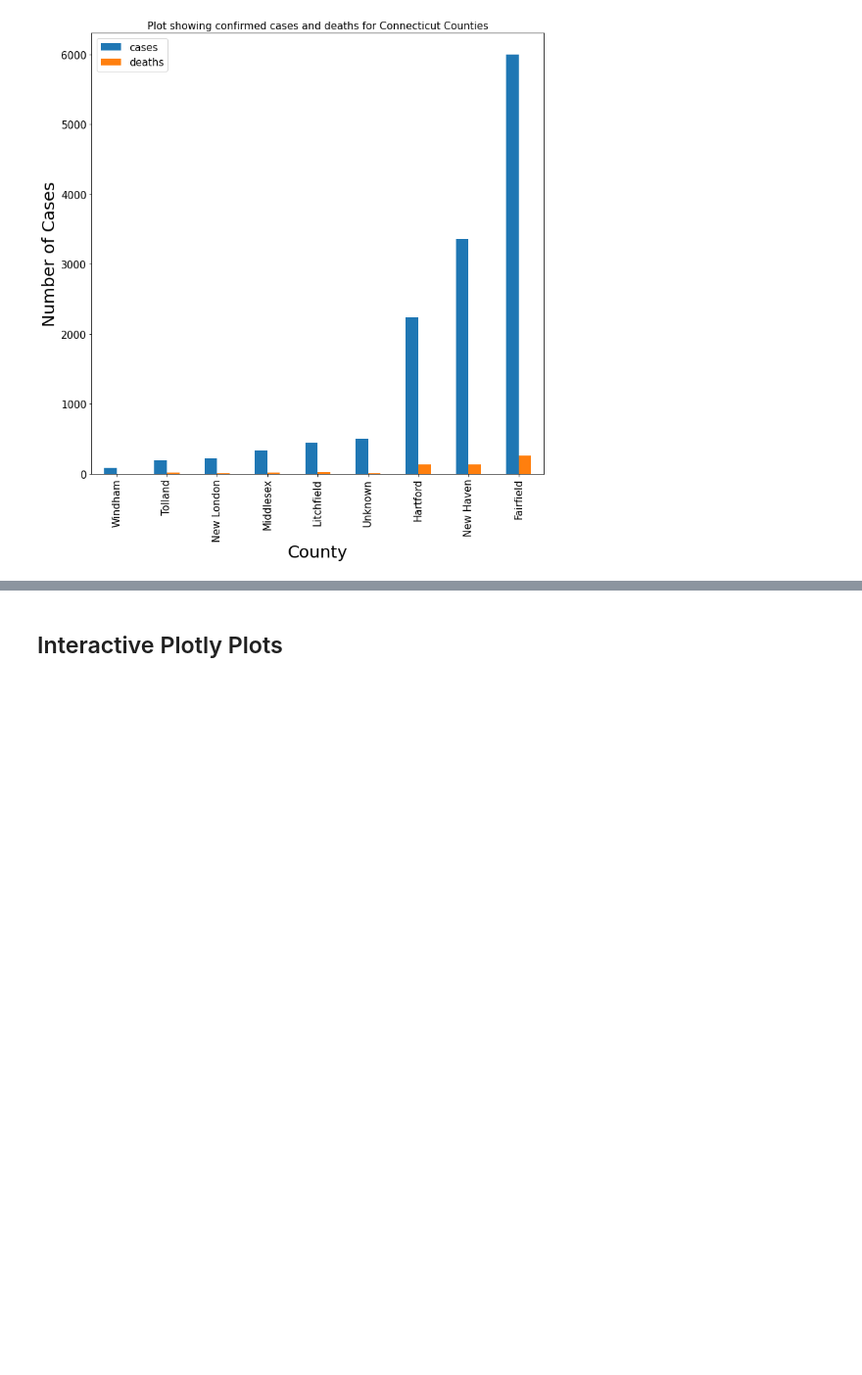
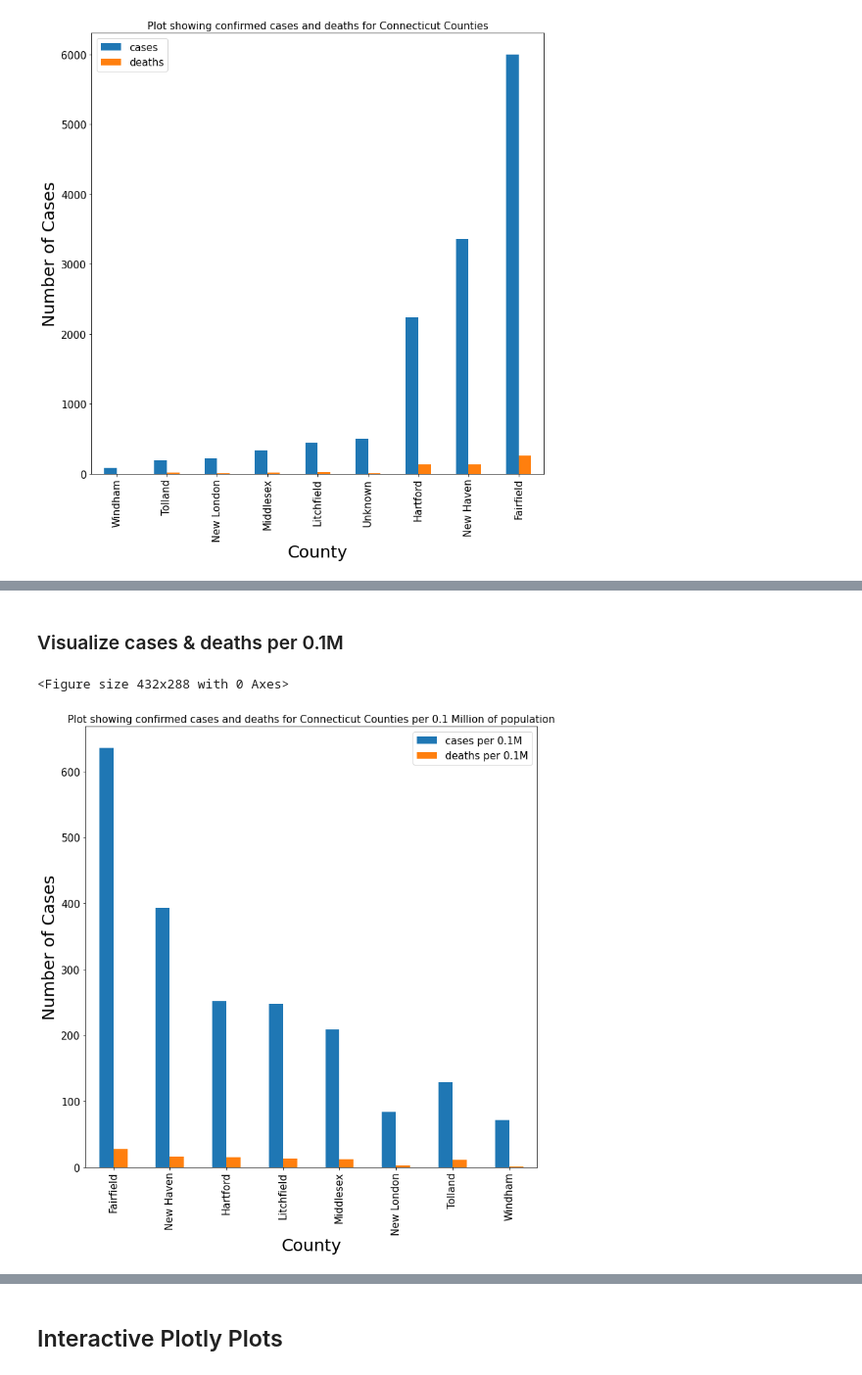
Before and after one commit to prashanthbasani/COVID-explore-data, a Jupyter notebook: Explore.ipynb, the cells around one changed output, grey strips where cells are left out. Shown at 98% size. Saved outputs shown, nothing was run; the diff lists cells and outputs as text; code cells hidden in the pictures; blank space fills up the shorter version.

Commit message:
Added extra analysis, added population, and some design changes

```diff
--- a/Explore.ipynb
+++ b/Explore.ipynb
@@ -35,0 +24,16 @@ df.head()
+# %%
+# load data
+df = pd.read_csv('data/us-counties.csv')
+
+# source: https://www2.census.gov/programs-surveys/popest/tables/2010-2019/counties/totals/co-est2019-annres-09.xlsx
+connecticut_population_data = {
+'Fairfield': 943332,
+'Hartford': 891720,
+'Litchfield': 180333,
+'Middlesex': 162436,
+'New Haven': 854757,
+'New London': 265206,
+'Tolland': 150721,
+'Windham': 116782,
+'Unknown': -1 # because of the unknown county in reported cases
+}
@@ -37 +52,4 @@ df.head()
 connecticut_df = df[df.state == 'Connecticut']
+# %%
+# add population data to connecticut dataframe
+connecticut_df['population'] = connecticut_df.county.apply(lambda x: connecticut_population_data[x])
@@ -88,0 +155,6 @@ plt.show()
+# %%
+agg_df_v2 = connecticut_df[['county', 'cases', 'population', 'deaths']].groupby(['county']).max().where(lambda x: x.population>0).dropna().sort_values(['cases'], ascending=False)
+# %%
+agg_df_v2['cases per 0.1M'] = (100000 * agg_df_v2['cases'])/agg_df_v2['population']
+agg_df_v2['deaths per 0.1M'] = (100000 * agg_df_v2['deaths'])/agg_df_v2['population']
+agg_df_v2
@@ -88,0 +172,15 @@ plt.show()
+# %% [markdown]
+### Visualize cases & deaths per 0.1M
+# %%
+fig = plt.figure()
+agg_df_v2[['cases per 0.1M', 'deaths per 0.1M']].plot.bar(figsize=(12,12))
+plt.xlabel("County", fontsize=25)
+plt.ylabel("Number of Cases", fontsize=25)
+plt.xticks(fontsize=15)
+plt.yticks(fontsize=15)
+plt.title("Plot showing confirmed cases and deaths for Connecticut Counties per 0.1 Million of population", fontsize=15)
+plt.legend(fontsize=15)
+plt.show()
+# %% [output]
+<Figure size 432x288 with 0 Axes>
+[figure, added]
```
Also changed, not shown: parts of 29 cells of this notebook, 4 other files.
